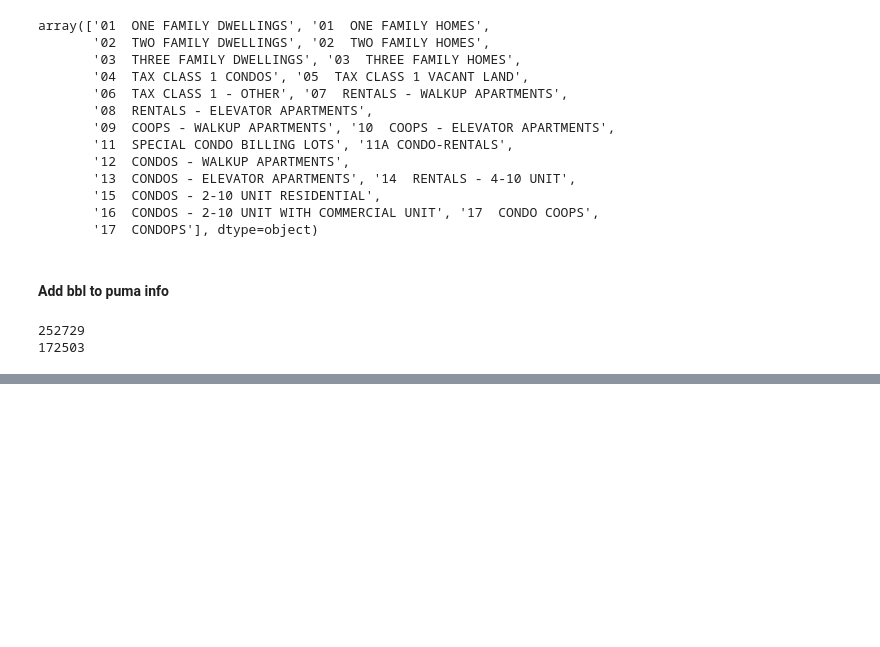
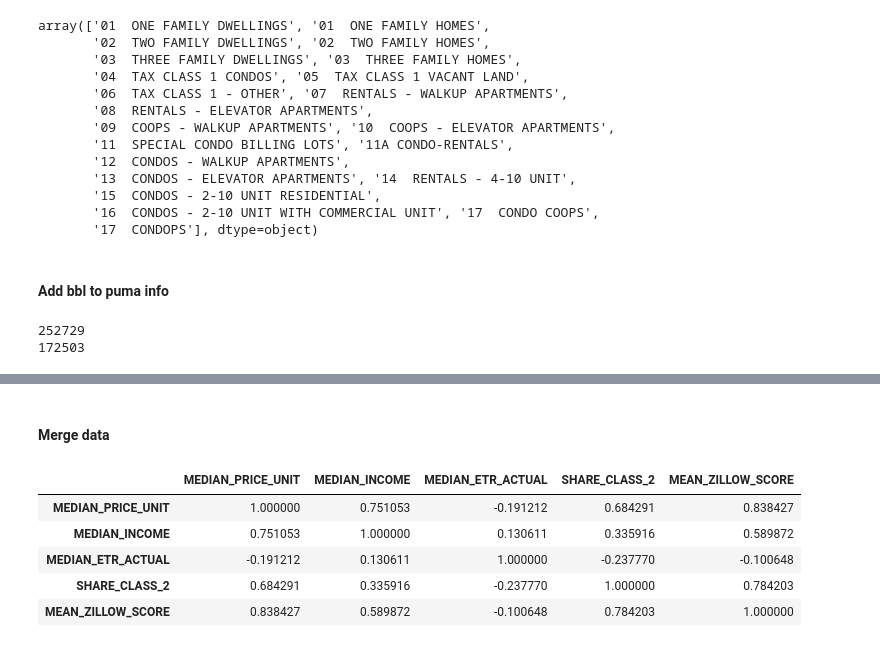
Before and after one commit to Diegosmiles/CUSP, a Jupyter notebook: ETR-All.ipynb, the cells around one changed output, grey strips where cells are left out. Saved outputs shown, nothing was run; the diff lists cells and outputs as text; code cells hidden in the pictures; blank space fills up the shorter version.

```diff
--- a/ETR-All.ipynb
+++ b/ETR-All.ipynb
@@ -1122,3 +1140,5 @@ multi_family = set(url2)
+# %%
+condos.rename(columns={'RegionName':'ZIP_CODE'},inplace=True)
 # %%
 # Set columns
 info2015 = list(condos.columns[-13:-1])
@@ -1151,0 +1180,36 @@ z2010['MEAN_SCORE_2010'] = z2010[info2010[:-1]].mean(axis=1)
+# %% [markdown]
+#### Merge data
+# %%
+zillow = finale.copy()
+# Break zillow back into the different sales years to merge with correct rent data
+y2014 = (zillow[zillow['SALE_YEAR']==2014])
+y2013 = (zillow[zillow['SALE_YEAR']==2013])
+y2012 = (zillow[zillow['SALE_YEAR']==2012])
+y2011 = (zillow[zillow['SALE_YEAR']==2011])
+y2010 = (zillow[zillow['SALE_YEAR']==2010])
+y2009 = (zillow[zillow['SALE_YEAR']==2009])
+y2008 = (zillow[zillow['SALE_YEAR']==2008])
+# Lag the data by one year, to somewhat capture the possible effects
+y2014 = y2014.merge(z2015,on='ZIP_CODE',how='inner')
+y2013 = y2013.merge(z2014,on='ZIP_CODE',how='inner')
+y2012 = y2012.merge(z2013,on='ZIP_CODE',how='inner')
+y2011 = y2011.merge(z2012,on='ZIP_CODE',how='inner')
+y2010 = y2010.merge(z2011,on='ZIP_CODE',how='inner')
+y2009 = y2009.merge(z2010,on='ZIP_CODE',how='inner')
+# %%
+zillow = y2014.append([y2013,y2012,y2011,y2010,y2009])
+# %%
+info = pd.DataFrame({'MEAN_ZILLOW_SCORE':zillow.groupby('ZIP_CODE',axis=0)['MEAN_ZILLOW_SCORE'].median()}).reset_index()
+info = info.merge(ZIP_INFO,on='ZIP_CODE',how='inner')
+info.ZIP_CODE = info.ZIP_CODE.astype(str)
+info.PREVALENT_PRICE_UNIT_BINS = info.PREVALENT_PRICE_UNIT_BINS.astype(str)
+# %%
+info[['PREVALENT_PRICE_UNIT_BINS','MEDIAN_PRICE_UNIT','MEDIAN_INCOME',
+      'MEDIAN_ETR_ACTUAL','SHARE_CLASS_2','MEAN_ZILLOW_SCORE']].corr()
+# %% [output]
+|  | MEDIAN_PRICE_UNIT | MEDIAN_INCOME | MEDIAN_ETR_ACTUAL | SHARE_CLASS_2 | MEAN_ZILLOW_SCORE |
+| MEDIAN_PRICE_UNIT | 1.000000 | 0.751053 | -0.191212 | 0.684291 | 0.838427 |
+| MEDIAN_INCOME | 0.751053 | 1.000000 | 0.130611 | 0.335916 | 0.589872 |
+| MEDIAN_ETR_ACTUAL | -0.191212 | 0.130611 | 1.000000 | -0.237770 | -0.100648 |
+| SHARE_CLASS_2 | 0.684291 | 0.335916 | -0.237770 | 1.000000 | 0.784203 |
+| MEAN_ZILLOW_SCORE | 0.838427 | 0.589872 | -0.100648 | 0.784203 | 1.000000 |
```
Also changed, not shown: parts of 4 cells of this notebook.
